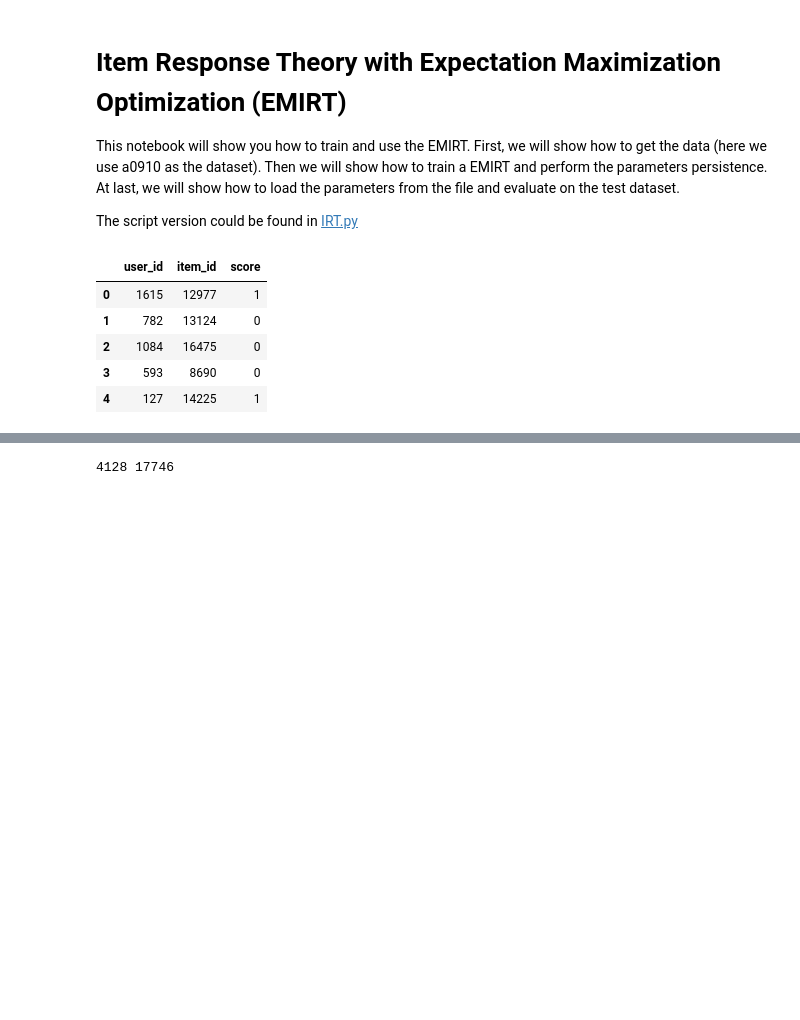
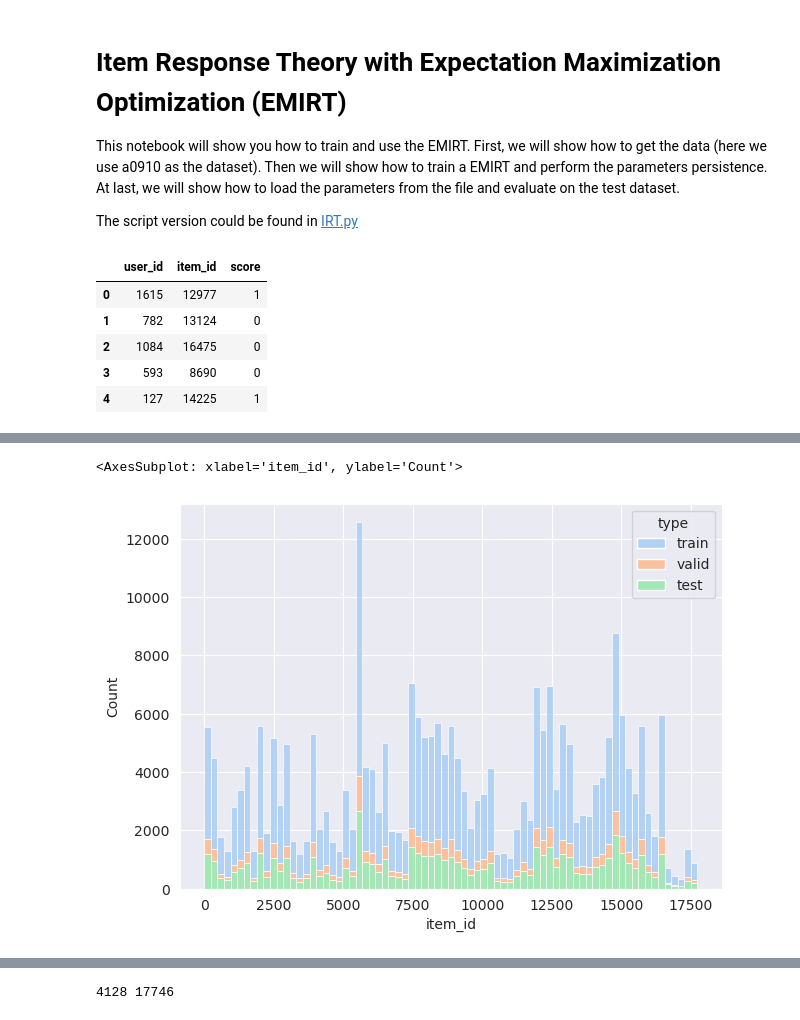
Before and after one commit to INSArthur/EduCDM, a Jupyter notebook: examples/IRT/EM/IRT.ipynb, the cells around one changed output, grey strips where cells are left out. Drawn from its saved outputs; the diff is of its cells as text; code cells hidden in the pictures; blank space fills up the shorter version.

```diff
--- a/examples/IRT/EM/IRT.ipynb
+++ b/examples/IRT/EM/IRT.ipynb
@@ -25,0 +46,13 @@ train_data.head(5)
+# %%
+import seaborn as sns
+import matplotlib.pyplot as plt
+f = plt.figure(figsize=(7,5))
+ax = f.add_subplot(1,1,1)
+
+sns.histplot(data=dataset, ax=ax, stat="count", multiple="stack",
+             x="item_id", kde=False,
+             palette="pastel", hue="type",
+             element="bars", legend=True)
+# %% [output]
+<AxesSubplot: xlabel='item_id', ylabel='Count'>
+[figure, added]
```
Also changed, not shown: parts of 53 cells of this notebook, 5 other files.
